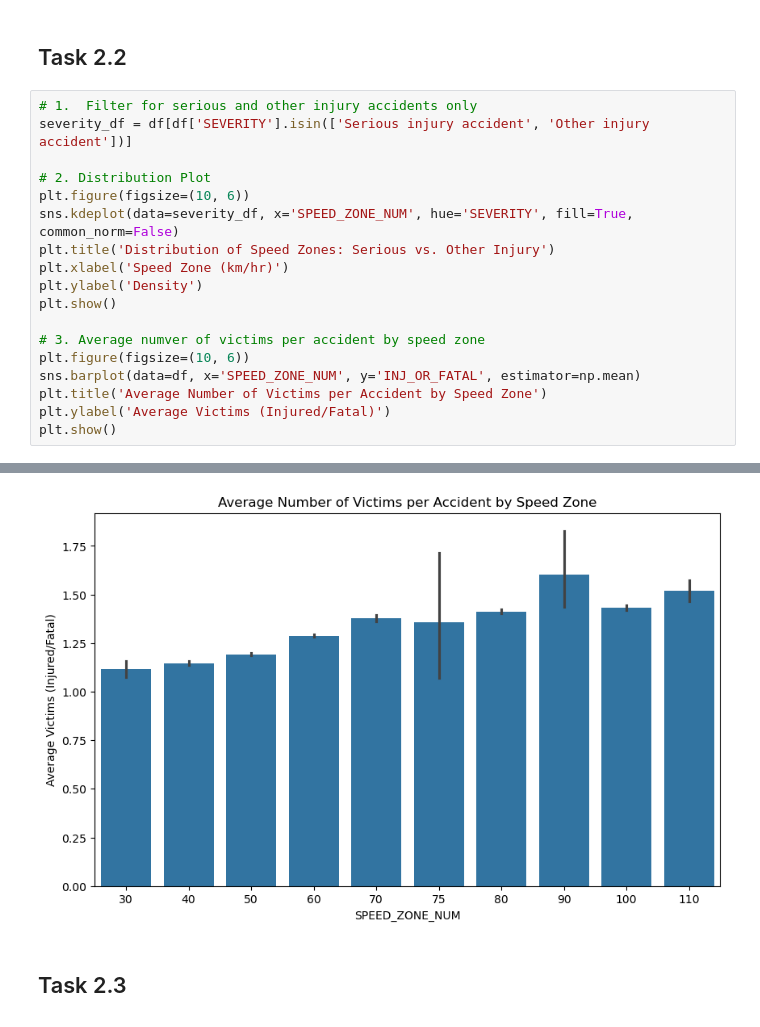
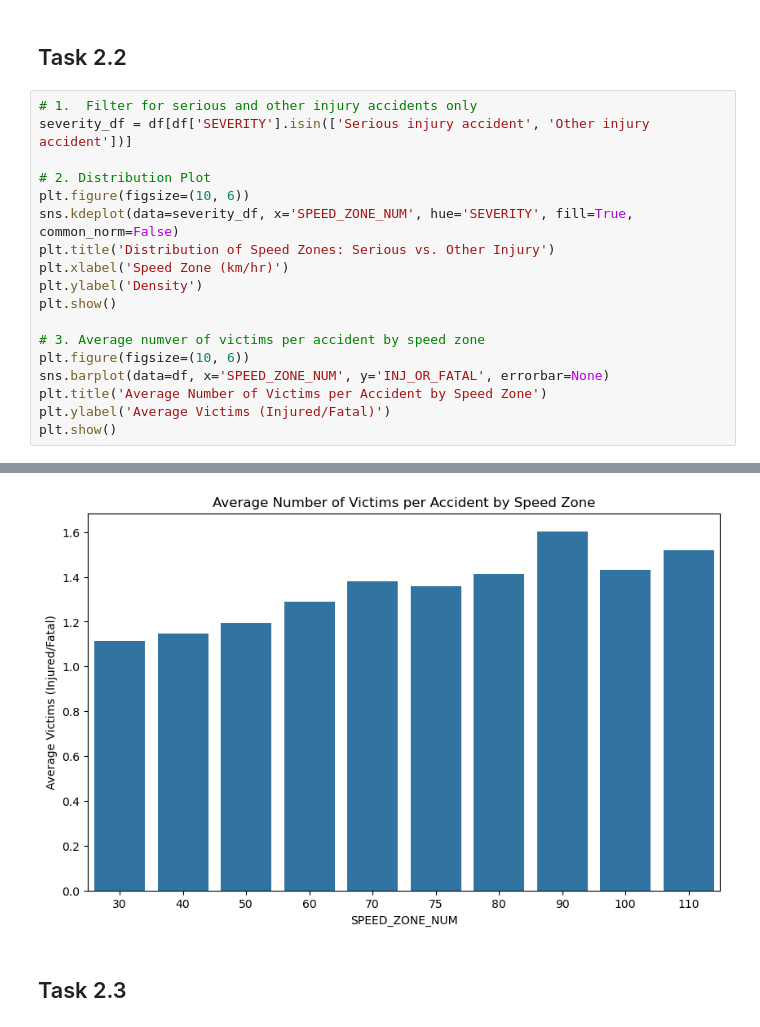
Before and after one commit to Lysitheatsu/PracDataSci, a Jupyter notebook: Assignment1/assignment1.ipynb, the cells around one changed output, grey strips where cells are left out. Drawn from its saved outputs; the diff is of its cells as text.

```diff
--- a/Assignment1/assignment1.ipynb
+++ b/Assignment1/assignment1.ipynb
@@ -161,24 +161,24 @@ plt.show()
 # %%
 # 1.  Filter for serious and other injury accidents only
 severity_df = df[df['SEVERITY'].isin(['Serious injury accident', 'Other injury accident'])]
 
 # 2. Distribution Plot
 plt.figure(figsize=(10, 6))
 sns.kdeplot(data=severity_df, x='SPEED_ZONE_NUM', hue='SEVERITY', fill=True, common_norm=False)
 plt.title('Distribution of Speed Zones: Serious vs. Other Injury')
 plt.xlabel('Speed Zone (km/hr)')
 plt.ylabel('Density')
 plt.show()
 
 # 3. Average numver of victims per accident by speed zone
 plt.figure(figsize=(10, 6))
-sns.barplot(data=df, x='SPEED_ZONE_NUM', y='INJ_OR_FATAL', estimator=np.mean)
+sns.barplot(data=df, x='SPEED_ZONE_NUM', y='INJ_OR_FATAL', errorbar=None)
 plt.title('Average Number of Victims per Accident by Speed Zone')
 plt.ylabel('Average Victims (Injured/Fatal)')
 plt.show()
 # %% [output]
 [figure]
-[figure, old version]
+[figure, new version]
 # %% [markdown]
 ## Task 2.3
 # %%
```
Also changed, not shown: parts of 1 cell of this notebook.
